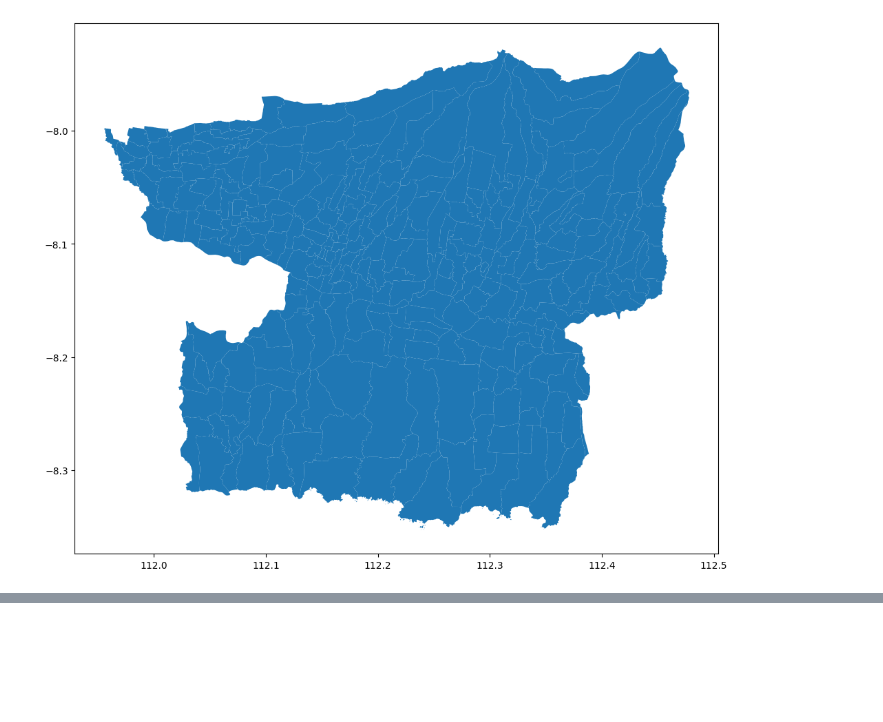
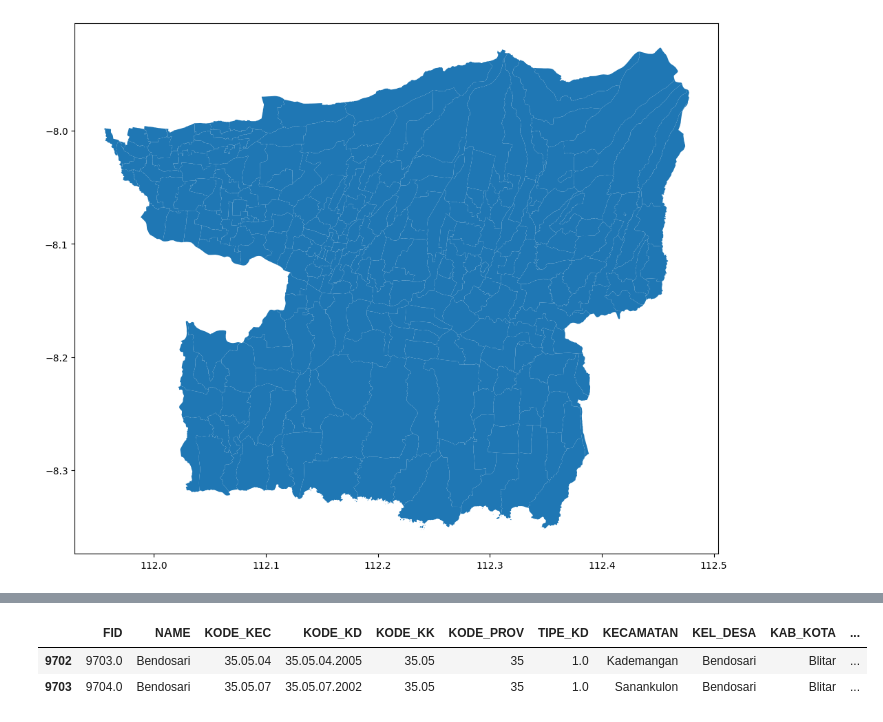
Before and after one commit to alamhanz/spatial-example, a Jupyter notebook: notebooks/get_geom.ipynb, the cells around one changed output, grey strips where cells are left out. Cells and saved outputs as stored; diff of their text form; code cells hidden in the pictures; blank space fills up the shorter version.

Commit message:
blitar example

```diff
--- a/notebooks/get_geom.ipynb
+++ b/notebooks/get_geom.ipynb
@@ -44,7 +45,8 @@ map_blitar = map_df[(map_df['KAB_KOTA']=='Blitar')|(map_df['KAB_KOTA']=='Kota Bl
 map_jatim = map_df[map_df['PROVINSI']=='Jawa Timur']
 # %%
 ## random number
-map_blitar['rand_val'] = [random.randint(2,25) for i in range(map_blitar.shape[0])]
+# map_blitar['rand_val'] = [random.randint(2,25) for i in range(map_blitar.shape[0])]
+map_blitar['rand_val'] = np.where(map_blitar['KAB_KOTA']=='Kota Blitar',1,0)
 # %% [output]
 A value is trying to be set on a copy of a slice from a DataFrame.
 Try using .loc[row_indexer,col_indexer] = value instead
@@ -62,0 +69,6 @@ map_blitar.hvplot(geo=True, tiles="OSM", c='rand_val',width=1200, height=800)
+# %%
+map_blitar[map_blitar['KEL_DESA']=='Bendosari']
+# %% [output]
+|  | FID | NAME | KODE_KEC | KODE_KD | KODE_KK | KODE_PROV | TIPE_KD | KECAMATAN | KEL_DESA | KAB_KOTA | ... |
+| 9702 | 9703.0 | Bendosari | 35.05.04 | 35.05.04.2005 | 35.05 | 35 | 1.0 | Kademangan | Bendosari | Blitar | ... |
+| 9703 | 9704.0 | Bendosari | 35.05.07 | 35.05.07.2002 | 35.05 | 35 | 1.0 | Sanankulon | Bendosari | Blitar | ... |
```
Also changed, not shown: parts of 5 cells of this notebook, 13 other files.
